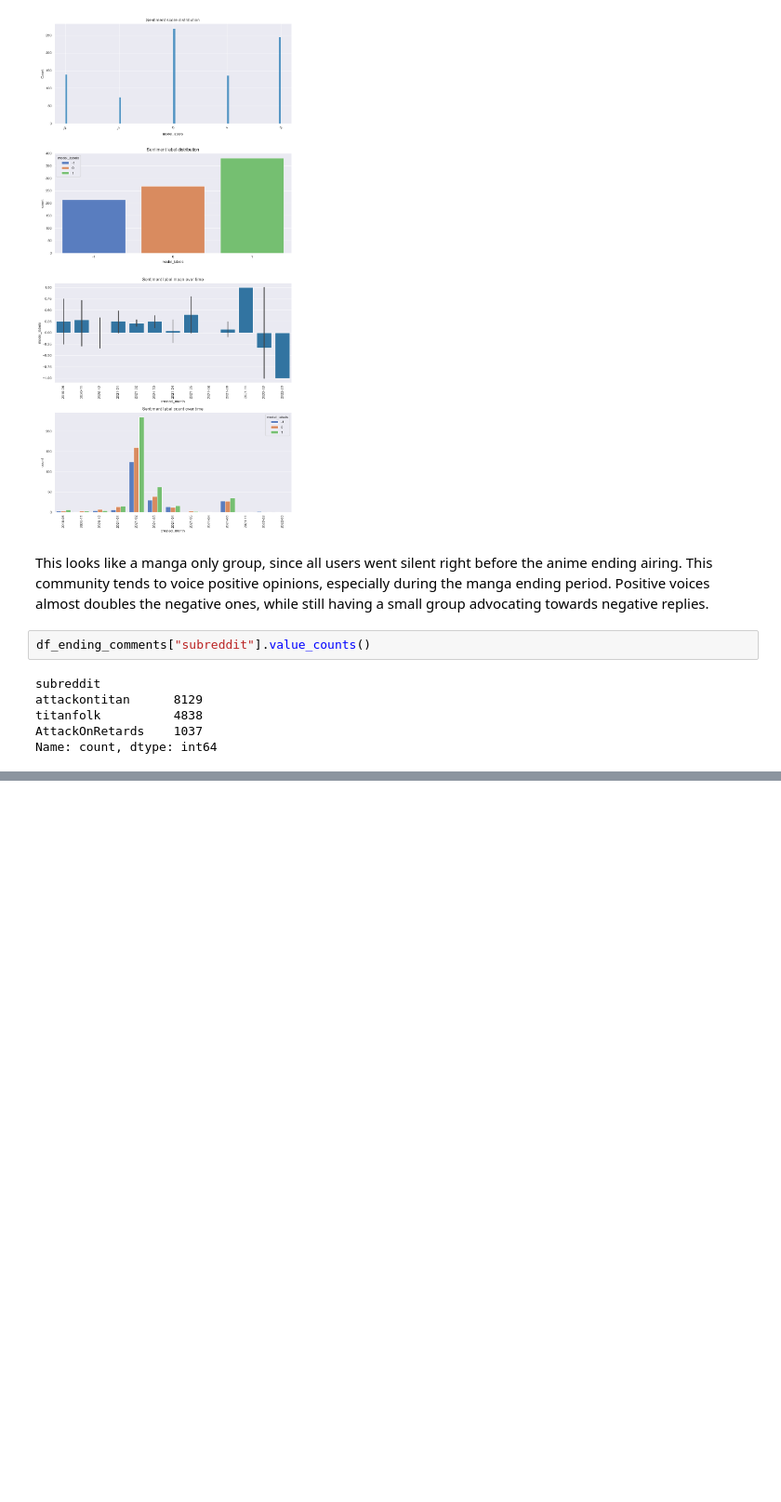
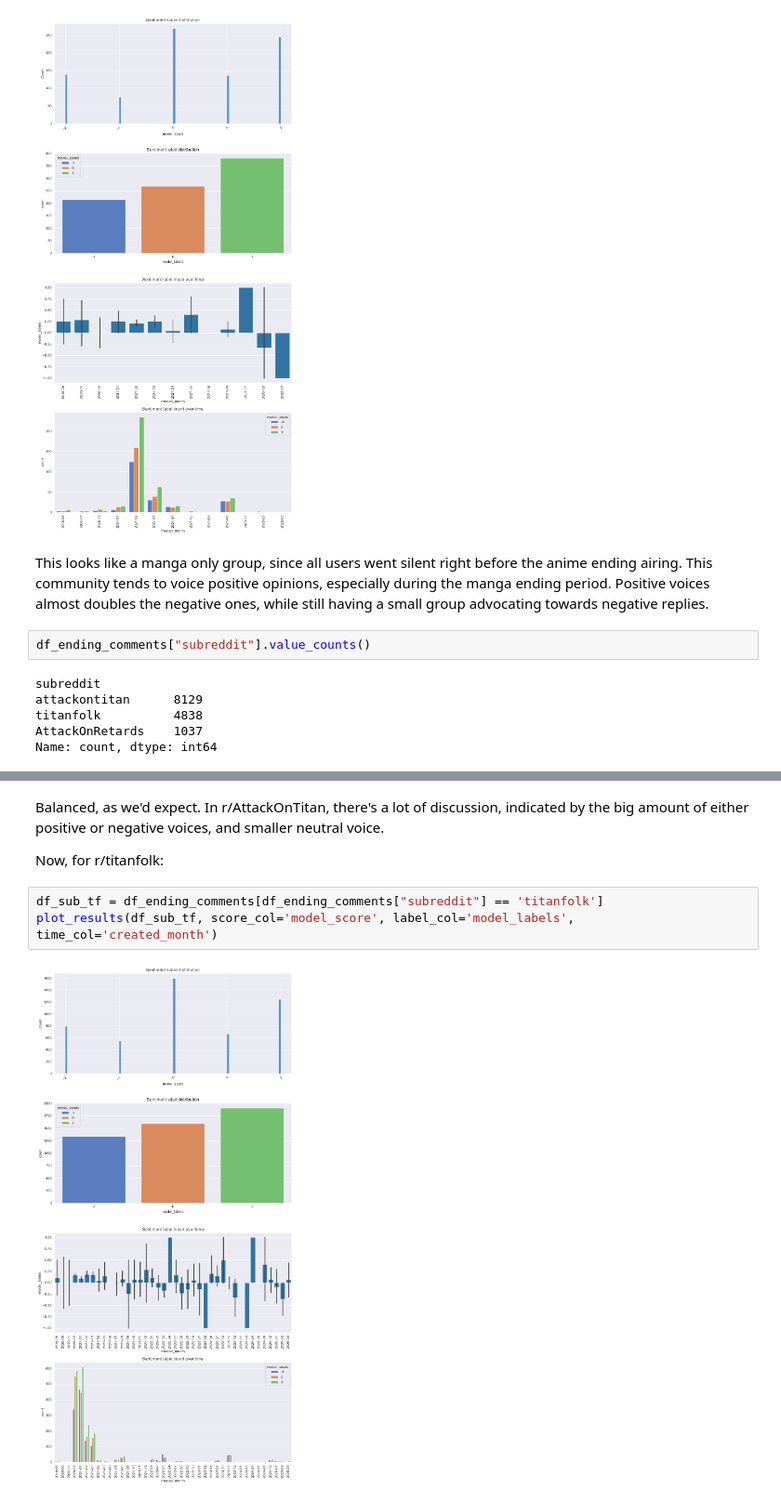
Before and after one commit to AlessandroGhiotto/WSA-AoT, a Jupyter notebook: notebooks/4_sentiment_analysis.ipynb, the cells around one changed output, grey strips where cells are left out. Shown at 93% size. Drawn from its saved outputs; the diff is of its cells as text; blank space fills up the shorter version.

```diff
--- a/notebooks/4_sentiment_analysis.ipynb
+++ b/notebooks/4_sentiment_analysis.ipynb
@@ -649,0 +665,9 @@ Name: count, dtype: int64
+# %% [markdown]
+Balanced, as we'd expect. In r/AttackOnTitan, there's a lot of discussion, indicated by the big amount of either positive or negative voices, and smaller neutral voice.
+
+Now, for r/titanfolk:
+# %%
+df_sub_tf = df_ending_comments[df_ending_comments["subreddit"] == 'titanfolk']
+plot_results(df_sub_tf, score_col='model_score', label_col='model_labels', time_col='created_month')
+# %% [output]
+[figure, added]
```
Also changed, not shown: parts of 6 cells of this notebook.
